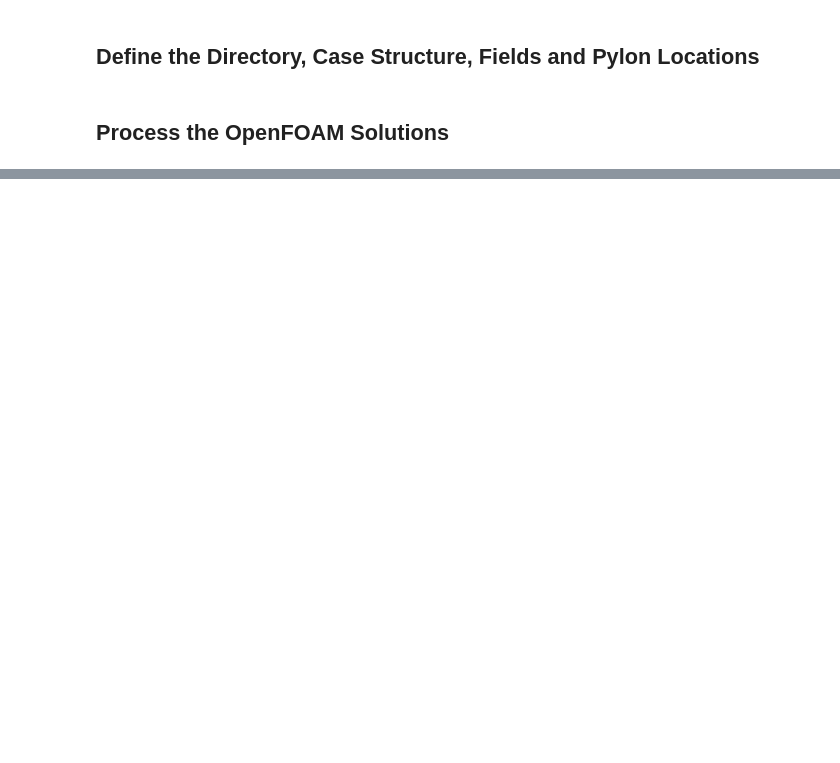
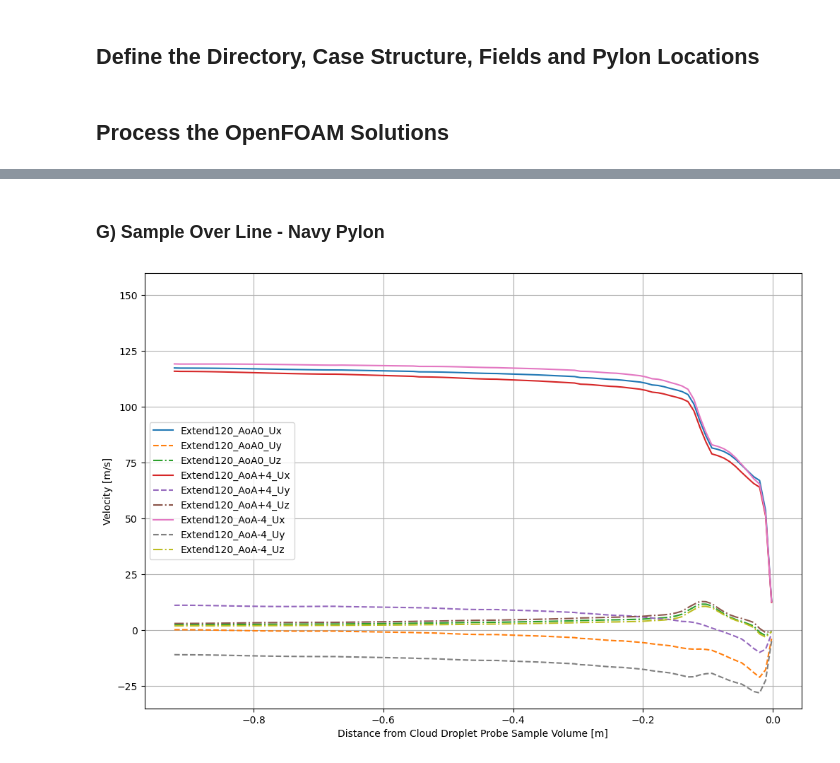
Before and after one commit to jrobrien91/dissertation, a Jupyter notebook: notebooks/CFD/pyvista-create-figures.ipynb, the cells around one changed output, grey strips where cells are left out. Saved outputs shown, nothing was run; the diff lists cells and outputs as text; code cells hidden in the pictures; blank space fills up the shorter version.

Commit message:
ENH: updated for wing/fuselage slices

```diff
--- a/notebooks/CFD/pyvista-create-figures.ipynb
+++ b/notebooks/CFD/pyvista-create-figures.ipynb
@@ -195,6 +236,7 @@ def plot_line(ndir,
               reference=False,
               NORMAL='z',
               ORIGIN=[0,0,0],
+              SAVE=True,
               **kwargs):
     """
     Create line plot for selected pylon against all angles of attack and reference solutions
@@ -222,24 +264,23 @@ def plot_line(ndir,
 
     # define a blank dictionary to hold the sample over line
     solutions = {}
-    print('nfiles', nfiles)
-    for case in nfiles:
-        print('in nfiles:', case)
+
+    for pylon in nfiles:
         # add extension to the input directory file to reference *.OpenFOAM files
-        directory = ndir + case['filename'] + case['filename'][:-1] + '.OpenFoam'
+        directory = ndir + pylon['filename'] + pylon['filename'][:-1] + '.OpenFoam'
 
         # Read the Mesh
         internal, boundaries = read_mesh(directory)
 
         # Slice the Mesh
-        p3_slice = slice_center(internal, NORMAL=NORMAL, ORIGIN=case['pylon'])
+        p3_slice = slice_center(internal, NORMAL=NORMAL, ORIGIN=pylon['pylon'])
 
         # Sample over line
-        disx, field = sample_line(p3_slice, case['pylon'], case['end'])
+        disx, field = sample_line(p3_slice, pylon['pylon'], pylon['end'])
 
-        solutions[case['tag']] = {'distance' : disx,
-                           'scalar' : field
-                          }
+        solutions[pylon['tag']] = {'distance' : disx,
+                                   'scalar' : field
+                                  }
         # clear up some memory
         del internal, boundaries, p3_slice, disx, field
 
@@ -265,10 +306,20 @@ def plot_line(ndir,
             axarr.plot(solutions[case]['distance']-.922,
                        solutions[case]['scalar'],
                        label=case + FIELD)
-        axarr.set_xlabel('Distance from Cloud Droplet Probe Sample Volume [m]')
-        axarr.set_ylabel('Velocity [m/s]')
-        axarr.grid(True)
-        plt.legend(loc='lower left')
+    # Define some figure comments
+    if FIELD == 'U':
+        axarr.set_ylim([-35, 160])
+    axarr.set_xlabel('Distance from Cloud Droplet Probe Sample Volume [m]')
+    axarr.set_ylabel('Velocity [m/s]')
+    axarr.grid(True)
+    plt.legend(loc='center left')
+
+    if SAVE is True:
+        tmpx = [x for x in solutions]
+        # Define a figure title
+        nout = '/Users/jrobrien/dev/dissertation/figures/' + 'line_sample_' + tmpx[0] + '_' + str(FIELD) + '.svg'
+        # Save the figure
+        plt.savefig(nout)
 # %% [markdown]
 ## Define the Directory, Case Structure, Fields and Pylon Locations
 # %%
@@ -376,0 +943,13 @@ Widget(value="<iframe src='http://localhost:50319/index.html?ui=P_0x2e331d280_4&
+# %% [markdown]
+### G) Sample Over Line - Navy Pylon
+# %%
+extend_120_line= [case_120['extend_120_aoa0'], case_120['extend_120_aoaPos4'], case_120['extend_120_aoaNeg4']]
+extend_140_line= [case_140['extend_140_aoa0'], case_140['extend_140_aoaPos4'], case_140['extend_140_aoaNeg4']]
+# %%
+# Process the selected Scalar fields over the line
+plot_line(solution_dir,
+          extend_120_line,
+          FIELD='U',
+          SAVE=True)
+# %% [output]
+[figure, added]
```
Also changed, not shown: parts of 21 cells of this notebook.
